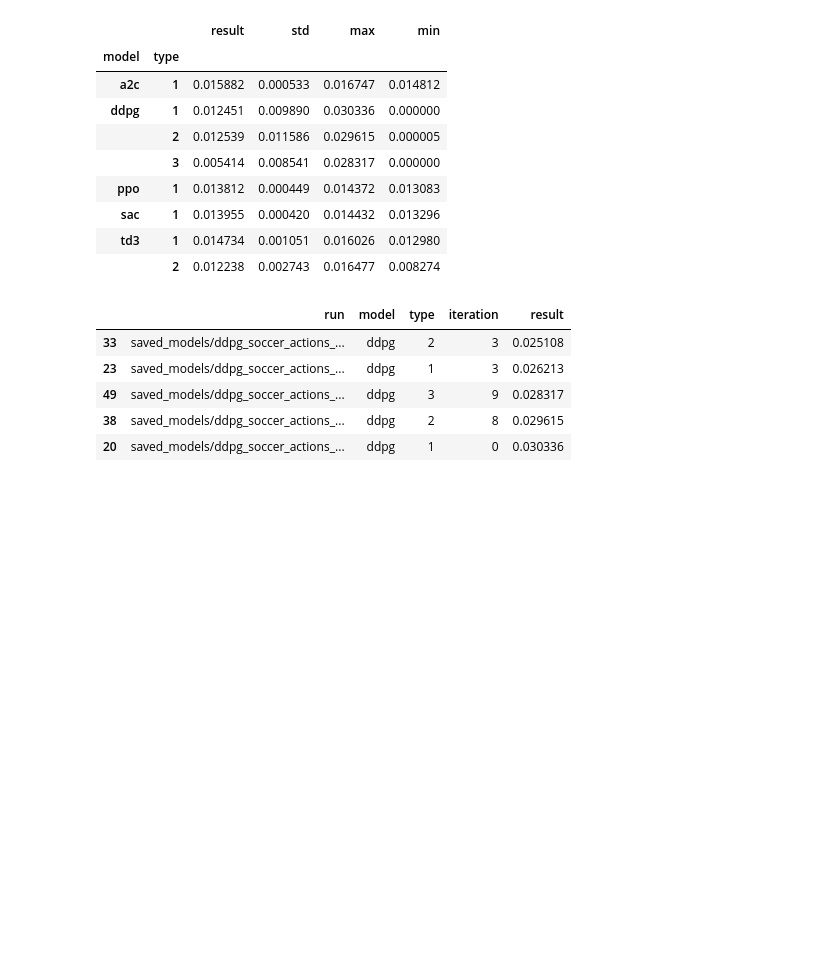
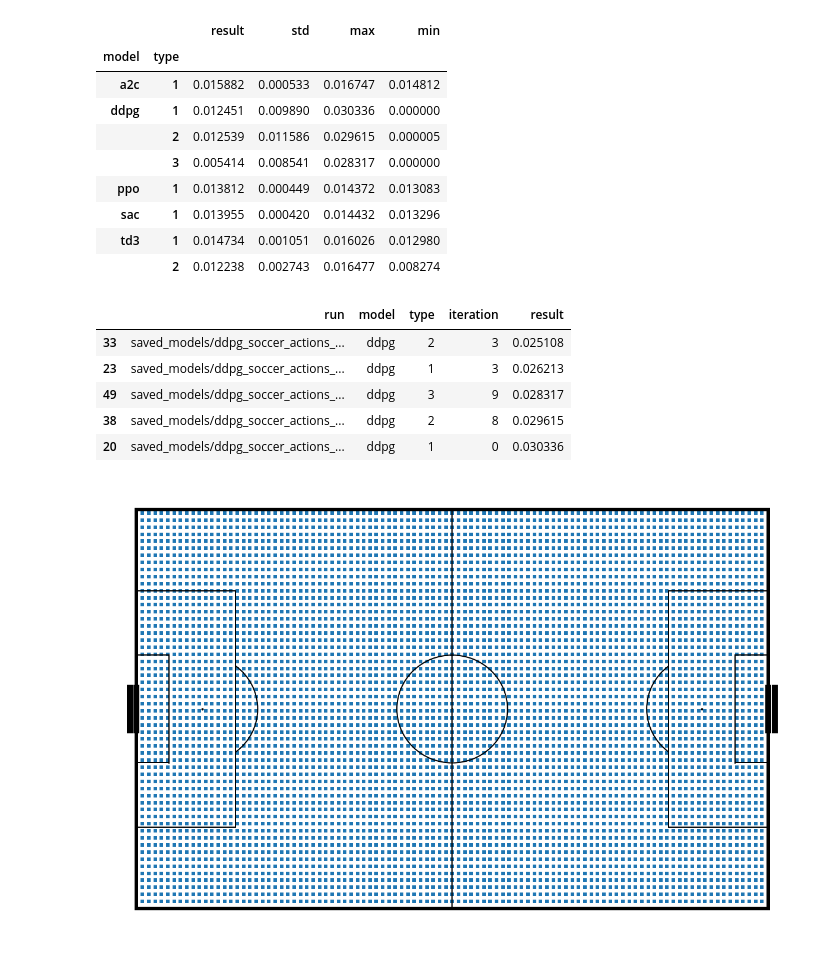
Before and after one commit to nvsclub/SoccerActionsSim, a Jupyter notebook: 012 Results from test.ipynb, the cells around one changed output. Saved outputs shown, nothing was run; the diff lists cells and outputs as text; code cells hidden in the pictures; blank space fills up the shorter version.

```diff
--- a/012 Results from test.ipynb
+++ b/012 Results from test.ipynb
@@ -72,4 +72,9 @@ df.sort_values('result').iloc[-5:]
 | 49 | saved_models/ddpg_soccer_actions_... | ddpg | 3 | 9 | 0.028317 |
 | 38 | saved_models/ddpg_soccer_actions_... | ddpg | 2 | 8 | 0.029615 |
 | 20 | saved_models/ddpg_soccer_actions_... | ddpg | 1 | 0 | 0.030336 |
+# %%
+model = A2C.load('saved_models/a2c_soccer_actions_env_1_0')
+visualize_model(model);
+# %% [output]
+[figure, added]
 # %%
```
Also changed, not shown: parts of 4 cells of this notebook, 9 other files.
